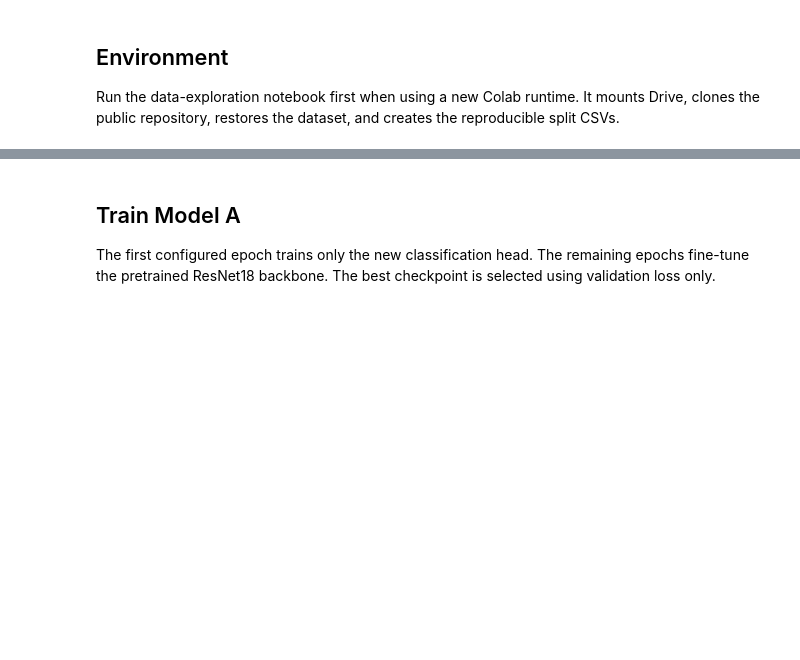
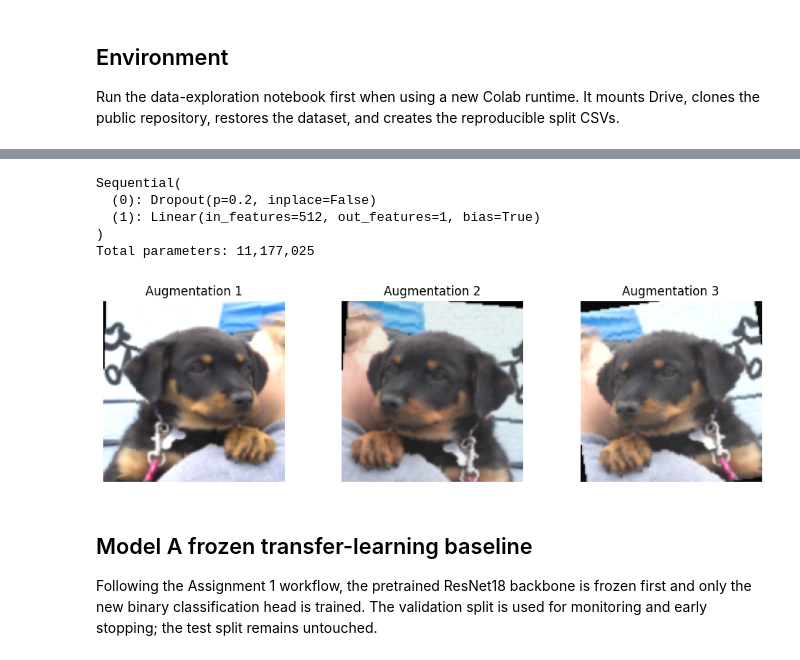
Before and after one commit to shaverm96/DSBA-6165-Sum-2026-Take-Home-Exam, a Jupyter notebook: notebooks/02_model_a_baseline.ipynb, the cells around one changed output, grey strips where cells are left out. Drawn from its saved outputs; the diff is of its cells as text; code cells hidden in the pictures; blank space fills up the shorter version.

Commit message:
Align Model A notebook with assignment workflow

```diff
--- a/notebooks/02_model_a_baseline.ipynb
+++ b/notebooks/02_model_a_baseline.ipynb
@@ -106,18 +140,35 @@ print('The test split was not loaded.')
 # %%
 CLASSIFIER_CONFIG = CONFIG['model']['classifier']
-model = ResNet18Classifier(
-    pretrained=bool(CLASSIFIER_CONFIG['pretrained']),
+model_preview = ResNet18Classifier(
+    pretrained=False,
     dropout=float(CLASSIFIER_CONFIG['classifier_dropout']),
 )
+parameter_count = sum(parameter.numel() for parameter in model_preview.parameters())
+print(model_preview.classifier)
+print(f'Total parameters: {parameter_count:,}')
 
-parameter_count = sum(parameter.numel() for parameter in model.parameters())
-trainable_count = sum(
-    parameter.numel() for parameter in model.parameters() if parameter.requires_grad
-)
-print(model.classifier)
-print(f'Total parameters: {parameter_count:,}')
-print(f'Trainable parameters: {trainable_count:,}')
+transform_map = get_classifier_transforms(image_size=128)
+sample_image = Image.open(image_paths[0]).convert('RGB')
+preview_images = [transform_map['train'](sample_image) for _ in range(3)]
+mean = torch.tensor(IMAGENET_MEAN).view(3, 1, 1)
+std = torch.tensor(IMAGENET_STD).view(3, 1, 1)
+preview_images = [torch.clamp(image * std + mean, 0, 1).permute(1, 2, 0) for image in preview_images]
+
+fig, axes = plt.subplots(1, 3, figsize=(10, 3))
+for axis, image, title in zip(axes, preview_images, ['Augmentation 1', 'Augmentation 2', 'Augmentation 3']):
+    axis.imshow(image)
+    axis.set_title(title)
+    axis.axis('off')
+plt.tight_layout()
+plt.show()
+# %% [output]
+Sequential(
+  (0): Dropout(p=0.2, inplace=False)
+  (1): Linear(in_features=512, out_features=1, bias=True)
+)
+Total parameters: 11,177,025
+[figure, added]
 # %% [markdown]
-## Train Model A
+## Model A frozen transfer-learning baseline
 
-The first configured epoch trains only the new classification head. The remaining epochs fine-tune the pretrained ResNet18 backbone. The best checkpoint is selected using validation loss only.
+Following the Assignment 1 workflow, the pretrained ResNet18 backbone is frozen first and only the new binary classification head is trained. The validation split is used for monitoring and early stopping; the test split remains untouched.
```
Also changed, not shown: parts of 11 cells of this notebook, 1 other file.
